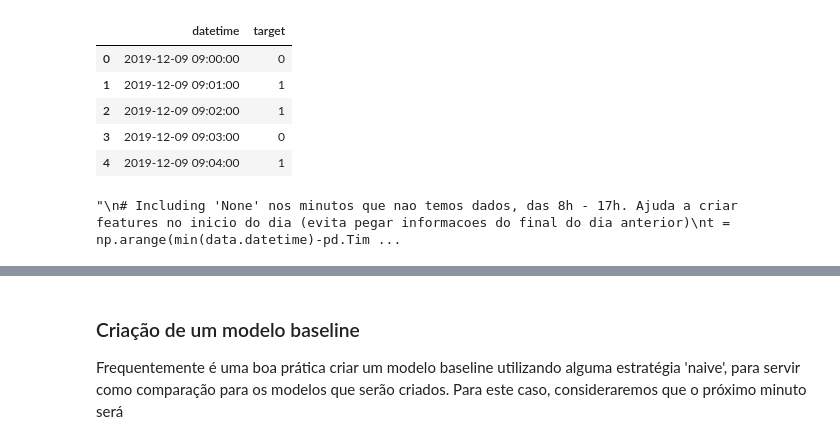
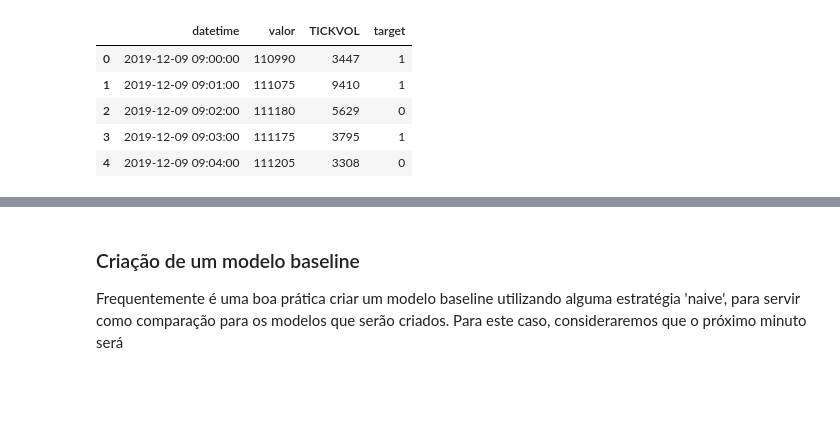
Before and after one commit to BernardoAflalo/FGV_Trabalho_WIN, a Jupyter notebook: TrabalhoFinal.ipynb, the cells around one changed output, grey strips where cells are left out. Drawn from its saved outputs; the diff is of its cells as text; code cells hidden in the pictures; blank space fills up the shorter version.

```diff
--- a/TrabalhoFinal.ipynb
+++ b/TrabalhoFinal.ipynb
@@ -41,10 +43,0 @@ data.sort_values(by = 'datetime', inplace = True)
-# %%
-data = data[['datetime', 'CLOSE']]
-
-# Renomeando coluna
-data.rename(columns = {'CLOSE':'valor'}, inplace = True)
-# %%
-# Criando a variável target
-data['target_num'] = data['valor'].diff()
-data['target'] = data['target_num'].apply(lambda x: 1 if x>=10 else 0)
-data.head()
@@ -57,0 +44,15 @@ data.head()
+# %%
+# Tratamentos básicos de datas
+data['datetime'] = data['DATE'] + ' ' + data['TIME']
+data['datetime'] = pd.to_datetime(data['datetime'])
+data.sort_values(by = 'datetime', inplace = True)
+data = data[['datetime', 'TICKVOL', 'CLOSE']]
+
+# Renomeando coluna
+data.rename(columns = {'CLOSE':'valor'}, inplace = True)
+data.loc[:,'target_num'] = data['valor'].shift(-1)
+data.loc[:,'target_diff'] = data['target_num']  - data['valor']
+data.loc[:,'target'] = data['target_diff'].apply(lambda x: 1 if x>=10 else 0)
+data = data.drop(columns = ['target_num', 'target_diff'])
+
+data.head()
@@ -58,34 +80,16 @@ data.head()
 # %%
 # remover primeira linha do dia. Outra opção seria deixar estas linhas e manter a feature primeira_do_dia, para informar que aquele ponto pode estar sujeito a mais oscilações. Esta estratégia não é ideal no caso do uso de modelos lineares
 data['primeira_do_dia'] = data['datetime'].diff() > pd.Timedelta(10, unit = 'hour')
 data = data.loc[data['primeira_do_dia'] == False]
-data = data[['datetime', 'target']].reset_index(drop = True)
+data = data[['datetime', 'valor', 'TICKVOL','target']].reset_index(drop = True)
 data.head()
 # %% [output]
-|  | datetime | target |
-| 0 | 2019-12-09 09:00:00 | 0 |
-| 1 | 2019-12-09 09:01:00 | 1 |
-| 2 | 2019-12-09 09:02:00 | 1 |
-| 3 | 2019-12-09 09:03:00 | 0 |
-| 4 | 2019-12-09 09:04:00 | 1 |
+|  | datetime | valor | TICKVOL | target |
+| 0 | 2019-12-09 09:00:00 | 110990 | 3447 | 1 |
+| 1 | 2019-12-09 09:01:00 | 111075 | 9410 | 1 |
+| 2 | 2019-12-09 09:02:00 | 111180 | 5629 | 0 |
+| 3 | 2019-12-09 09:03:00 | 111175 | 3795 | 1 |
+| 4 | 2019-12-09 09:04:00 | 111205 | 3308 | 0 |
-# %%
-
-"""
-# Including 'None' nos minutos que nao temos dados, das 8h - 17h. Ajuda a criar features no inicio do dia (evita pegar informacoes do final do dia anterior)
-t = np.arange(min(data.datetime)-pd.Timedelta(1, unit='hour'), max(data.datetime), timedelta(minutes=1))
-t = pd.to_datetime(t)
-
-df_fill = pd.DataFrame({'datetime':t, 'target':None})
-df_fill = df_fill.loc[(df_fill.datetime.dt.hour >= 8) & (df_fill.datetime.dt.hour <=16)]
-
-data = pd.concat([data, df_fill]).reset_index(drop = True)
-data = data.drop_duplicates(subset = 'datetime')
-data.sort_values(by = 'datetime', inplace = True)
-data.reset_index(drop = True, inplace = True)
-data.head()
-"""
-# %% [output]
-"\n# Including 'None' nos minutos que nao temos dados, das 8h - 17h. Ajuda a criar features no inicio do dia (evita pegar informacoes do final do dia anterior)\nt = np.arange(min(data.datetime)-pd.Tim ...
 # %%
 # Ex dos dados de um dia
 data.loc[(data.datetime >= '2020-08-03') & (data.datetime <= '2020-08-04')]
```
Also changed, not shown: parts of 17 cells of this notebook.
